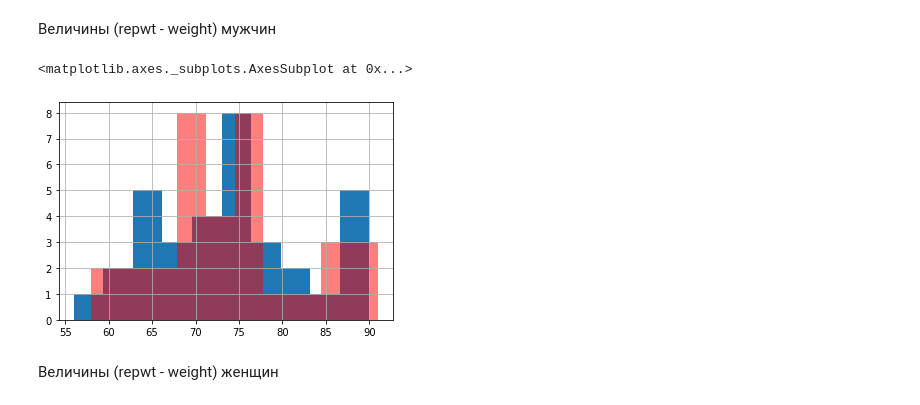
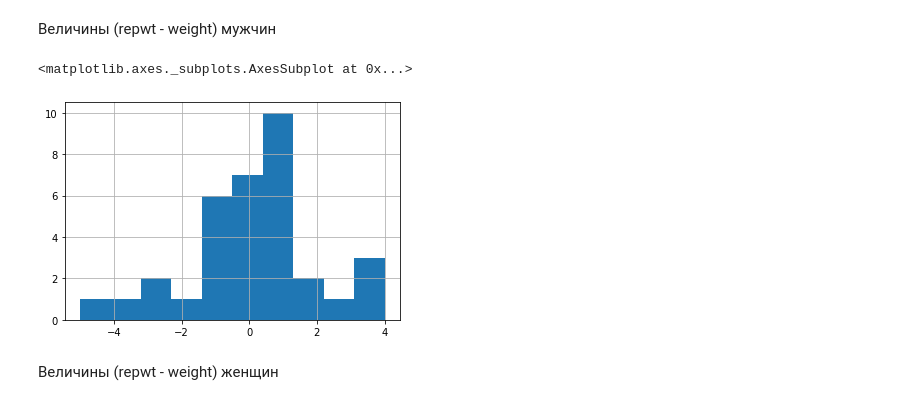
Before and after one commit to stasykrylova/LR_second, a Jupyter notebook: LR2_Beautiful.ipynb, the cells around one changed output. Saved outputs shown, nothing was run; the diff lists cells and outputs as text; code cells hidden in the pictures.

```diff
--- a/LR2_Beautiful.ipynb
+++ b/LR2_Beautiful.ipynb
@@ -189,10 +188,9 @@ train['repwt'].hist(fc=(1, 0, 0, 0.5), ls='dashed')
 # %% [markdown]
 Величины (repwt - weight) мужчин
-# %%
-train_man["weight"].hist()
-train_man['repwt'].hist(fc=(1, 0, 0, 0.5), ls='dashed')
-# %% [output]
-<matplotlib.axes._subplots.AxesSubplot at 0x...>
-[figure, removed]
+# %%
+(train_man["repwt"]-train_man['weight']).hist()
+# %% [output]
+<matplotlib.axes._subplots.AxesSubplot at 0x...>
+[figure, added]
 # %% [markdown]
 Величины (repwt - weight) женщин
```
Also changed, not shown: parts of 33 cells of this notebook.
